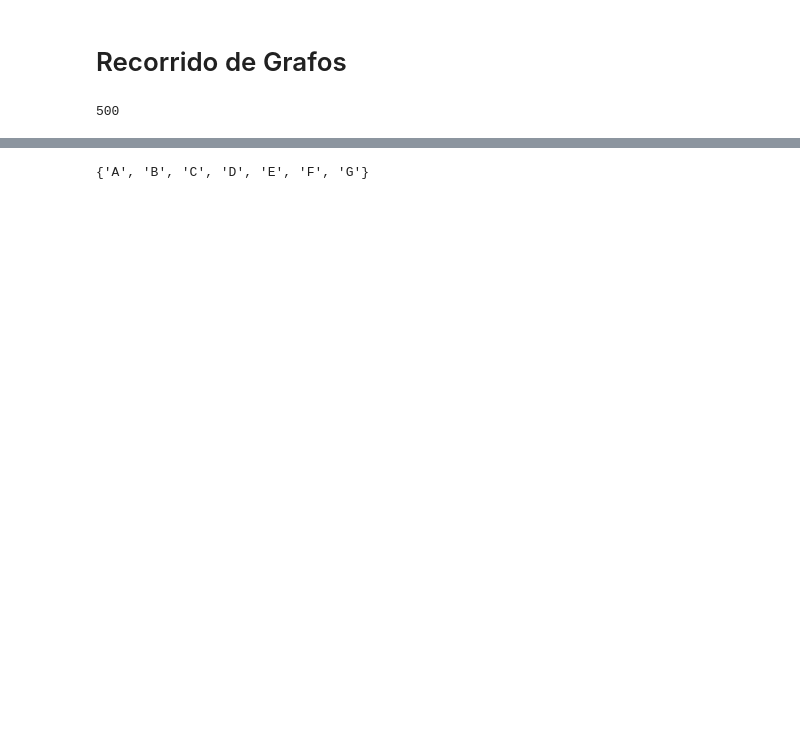
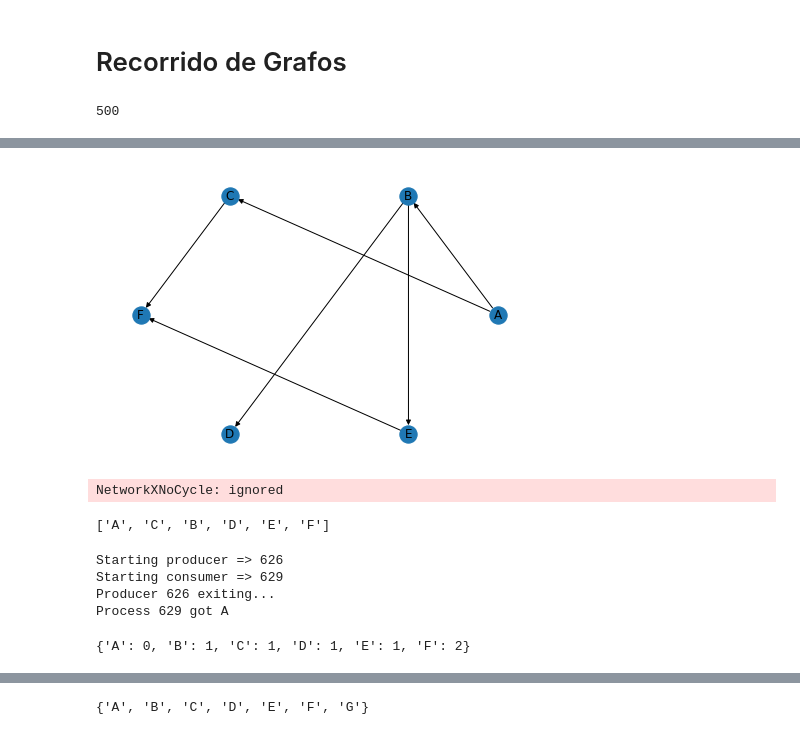
Before and after one commit to sherna90/analisis_algoritmos, a Jupyter notebook: 8.-recorrido_grafos.ipynb, the cells around one changed output, grey strips where cells are left out. Saved outputs shown, nothing was run; the diff lists cells and outputs as text; code cells hidden in the pictures; blank space fills up the shorter version.

```diff
--- a/8.-recorrido_grafos.ipynb
+++ b/8.-recorrido_grafos.ipynb
@@ -137,3 +146,25 @@ BFS: ['A', 'C', 'B', 'F', 'D', 'E']
+# %%
+E=[('A','B'),('A','C'),('C','F'),('B','D'),('B','E'),('E','F')]
+graph=simple_digraph(E)
+# %%
+
+import networkx as nx
+import matplotlib.pyplot as plt
+
+G_nx=nx.DiGraph()
+G_nx.add_edges_from(E)
+pos = nx.circular_layout(G_nx)  # positions for all nodes
+nx.draw(G_nx,with_labels=True,pos=pos)
+labels = nx.get_edge_attributes(G_nx,'weight')
+nx.draw_networkx_edge_labels(G_nx,pos,edge_labels=labels)
+
+plt.show()
+# %% [output]
+[figure, added]
+# %%
+nx.find_cycle(G_nx)
+# %% [output]
+NetworkXNoCycle: ignored
 # %%
 def topological_sort(graph):
     topology = []
@@ -153,3 +186,7 @@ def topological_sort(graph):
+# %%
+T
+# %% [output]
+['A', 'C', 'B', 'D', 'E', 'F']
 # %%
 import time
 import os
@@ -200,3 +237,14 @@ def parallel_topological_sort(graph):
 
     for p in producers:
         p.join()
+# %%
+parallel_topological_sort(graph)
+# %% [output]
+Starting producer => 626
+Starting consumer => 629
+Producer 626 exiting...
+Process 629 got A
+# %%
+graph.in_degree()
+# %% [output]
+{'A': 0, 'B': 1, 'C': 1, 'D': 1, 'E': 1, 'F': 2}
```
Also changed, not shown: parts of 16 cells of this notebook.
